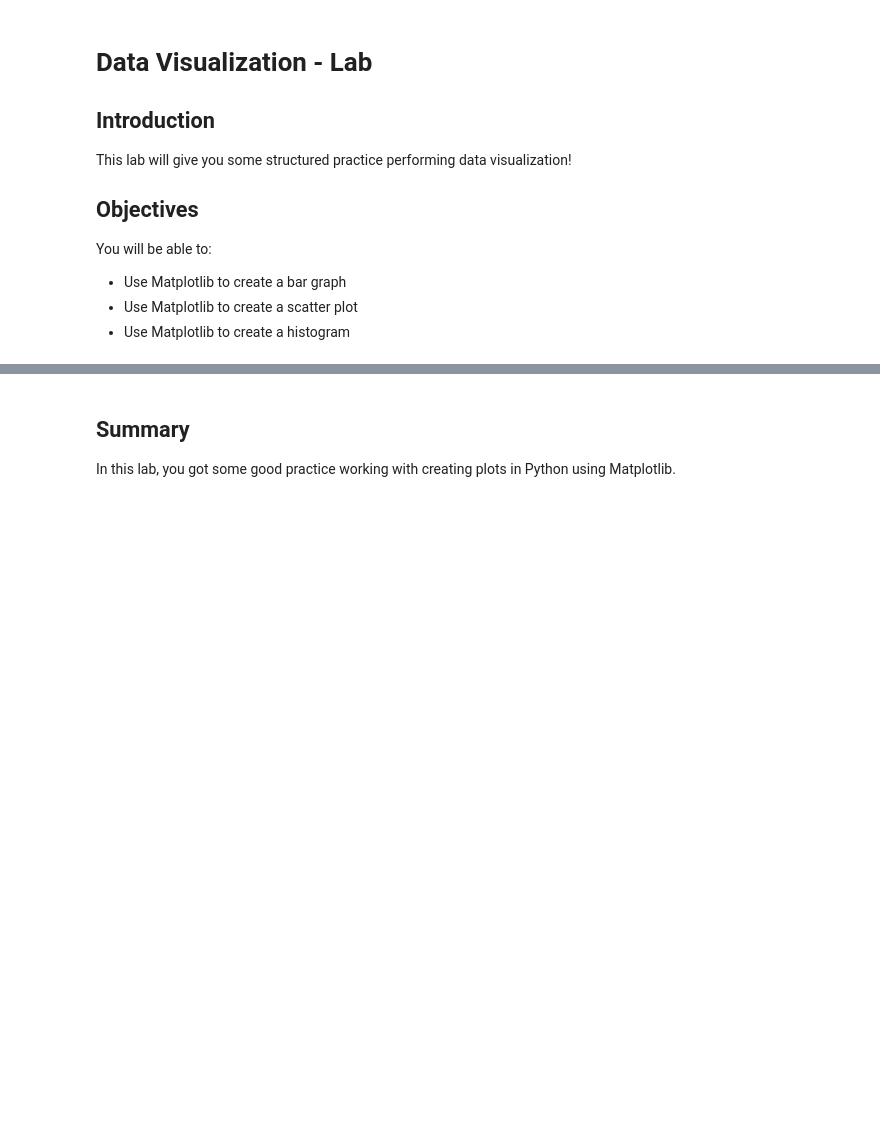
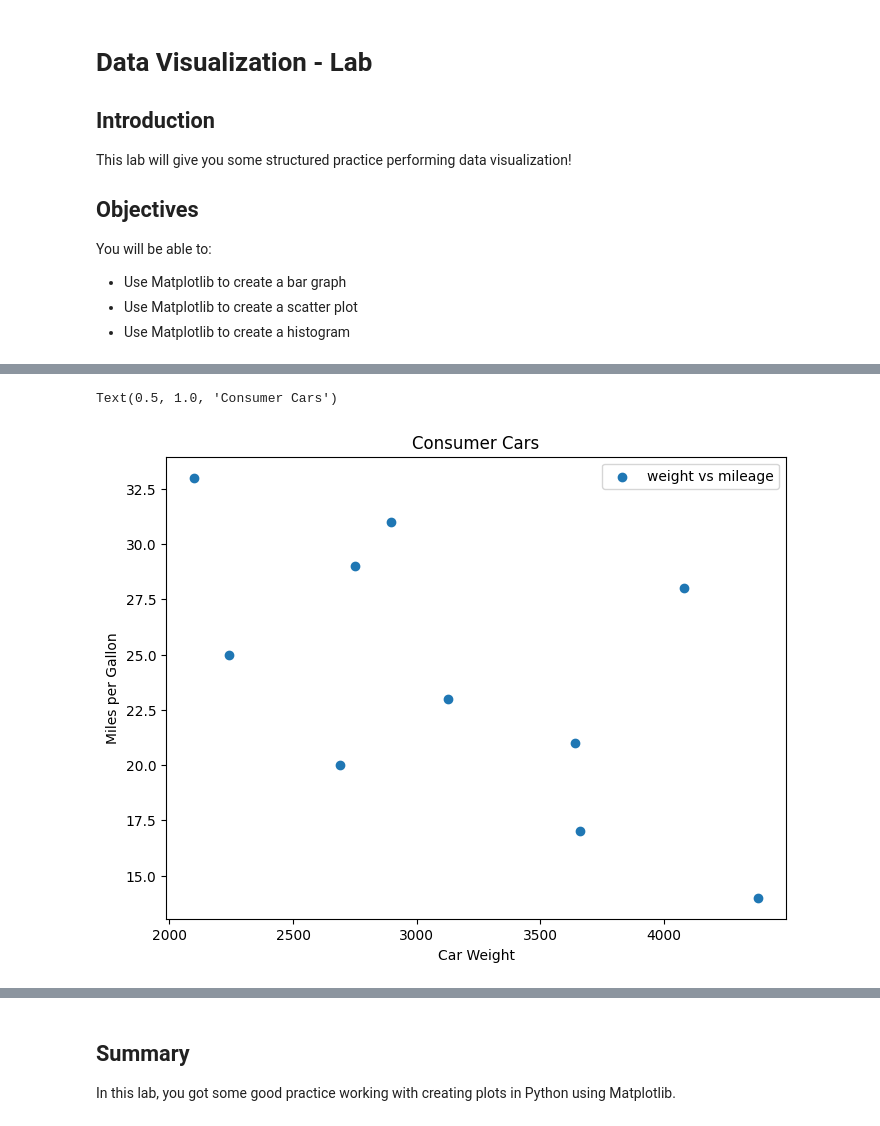
Before and after one commit to drivernf/DS_Course1_Week1_Module4_VizLab, a Jupyter notebook: index.ipynb, the cells around one changed output, grey strips where cells are left out. Cells and saved outputs as stored; diff of their text form; code cells hidden in the pictures; blank space fills up the shorter version.

```diff
--- a/index.ipynb
+++ b/index.ipynb
@@ -87,22 +87,25 @@ The graph you create should look like this:
 # %%
 # CodeGrade Step2
 
 # Replace None with appropriate code
 
 weight = [2750, 3125, 2100, 4082, 2690, 3640, 4380, 2241, 2895, 3659]
 mpg = [29, 23, 33, 28, 20, 21, 14, 25, 31, 17]
 
 # Create the plot objects fig and ax
-None
+fig, ax = plt.subplots(figsize=(8, 6))
 
 # Plot with scatter()
-scatter_plot = None
+scatter_plot = ax.scatter(weight, mpg, label="weight vs mileage")
 
 # Set x and y axes labels, legend, and title
-None
-None
-None
-None
+ax.set_xlabel("Car Weight")
+ax.set_ylabel("Miles per Gallon")
+ax.legend()
+ax.set_title("Consumer Cars")
+# %% [output]
+Text(0.5, 1.0, 'Consumer Cars')
+[figure, added]
 # %% [markdown]
 ## Exercise 3
 
```
Also changed, not shown: parts of 1 cell of this notebook.
